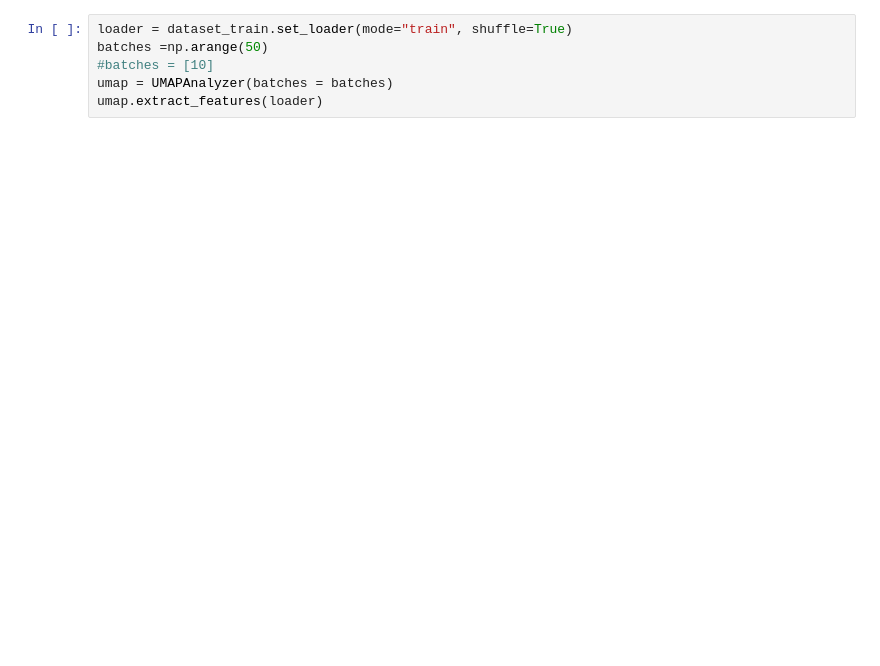
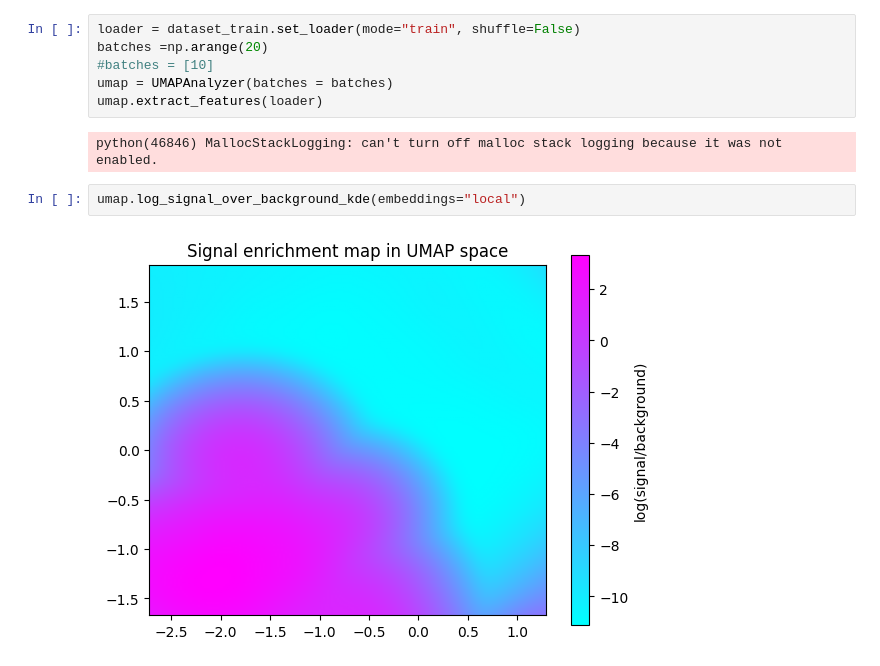
Before and after one commit to annkasch/resolve, a Jupyter notebook: examples/feature_analysis.ipynb, the cells around one changed output. Drawn from its saved outputs; the diff is of its cells as text; blank space fills up the shorter version.

```diff
--- a/examples/feature_analysis.ipynb
+++ b/examples/feature_analysis.ipynb
@@ -48,6 +55,12 @@ phi mean:  [3.09912000e-02 1.38451402e+01 7.49881529e+01 3.83905393e+01
 # %%
-loader = dataset_train.set_loader(mode="train", shuffle=True)
-batches =np.arange(50)
+loader = dataset_train.set_loader(mode="train", shuffle=False)
+batches =np.arange(20)
 #batches = [10]
 umap = UMAPAnalyzer(batches = batches)
 umap.extract_features(loader)
+# %% [output]
+python(46846) MallocStackLogging: can't turn off malloc stack logging because it was not enabled.
+# %%
+umap.log_signal_over_background_kde(embeddings="local")
+# %% [output]
+[figure, added]
```
Also changed, not shown: parts of 11 cells of this notebook, 16 other files.
